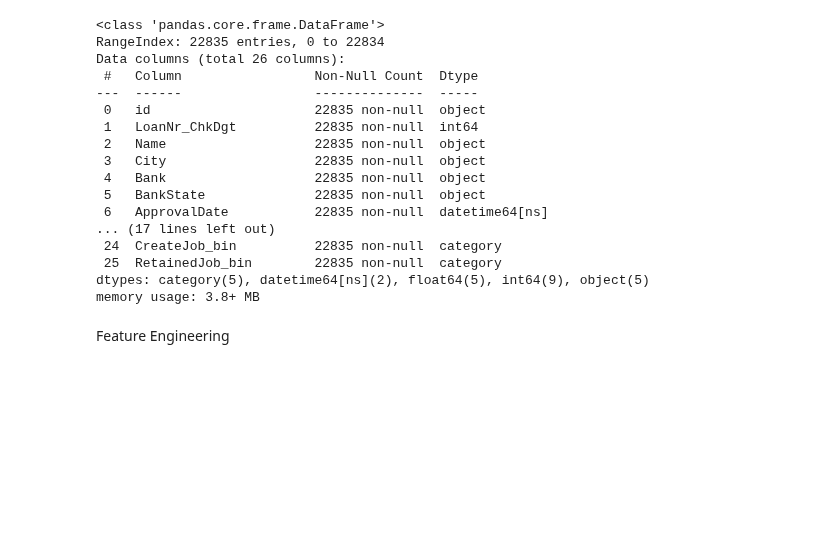
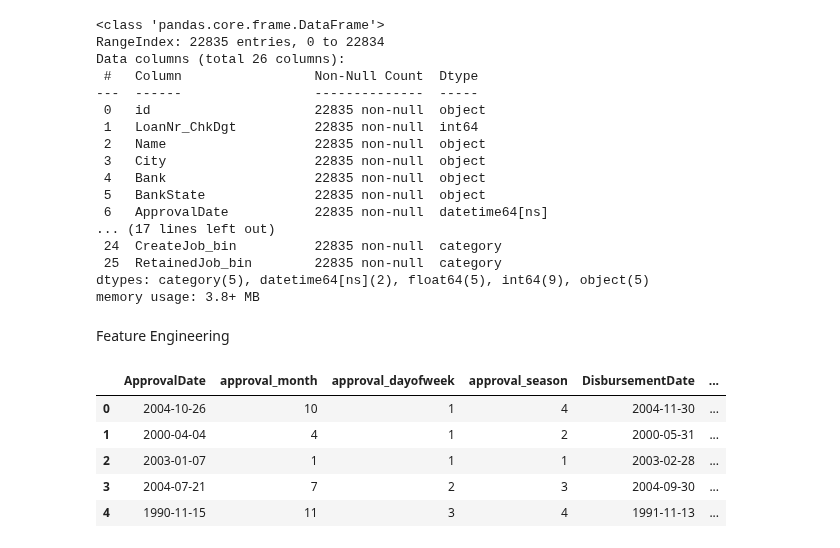
Before and after one commit to ananags/LBBYs, a Jupyter notebook: notebooks/2_preprocesado/2.3_preporcesado.ipynb, the cells around one changed output. Drawn from its saved outputs; the diff is of its cells as text; code cells hidden in the pictures; blank space fills up the shorter version.

```diff
--- a/notebooks/2_preprocesado/2.3_preporcesado.ipynb
+++ b/notebooks/2_preprocesado/2.3_preporcesado.ipynb
@@ -170,0 +171,52 @@ test.to_csv('df_test_v2.3.csv')
+# %%
+# Función para clasificar en bins según frecuencia
+def bin_frequencies(df, column, bins=(100, 20, 5)):
+    value_counts = df[column].value_counts()
+    def categorize(cat):
+        count = value_counts.get(cat, 0)
+        if count >= bins[0]:
+            return 1  # Muy frecuente
+        elif count >= bins[1]:
+            return 2  # Frecuente
+        elif count >= bins[2]:
+            return 3  # Poco frecuente
+        else:
+            return 4  # Raro
+    df[f"{column}_grouped_bin"] = df[column].apply(categorize)
+    return df
+
+# Aplicar a City y Bank
+test = bin_frequencies(test, 'City')
+test = bin_frequencies(test, 'Bank')
+
+# Resultado: dos nuevas columnas numéricas
+# 'City_grouped_bin' y 'Bank_grouped_bin' con valores entre 1 (muy frecuente) y 4 (raro)
+
+test['RevLineCr'] = test['RevLineCr'].astype('int')
+test['LowDoc'] = test['LowDoc'].astype('int')
+
+# Convertir ApprovalDate y DisbursementDate a datetime
+test['ApprovalDate'] = pd.to_datetime(test['ApprovalDate'])
+test['DisbursementDate'] = pd.to_datetime(test['DisbursementDate'])
+
+# Extraer mes y día de la semana de ApprovalDate
+test['approval_month'] = test['ApprovalDate'].dt.month
+test['approval_dayofweek'] = test['ApprovalDate'].dt.dayofweek  # 0=Monday, 6=Sunday
+
+# Extraer estación del año (1: spring, 2: summer, 3: autumn, 4: winter)
+test['approval_season'] = test['ApprovalDate'].dt.month % 12 // 3 + 1
+
+# Extraer mes y día de la semana de DisbursementDate
+test['disbursement_month'] = test['DisbursementDate'].dt.month
+test['disbursement_dayofweek'] = test['DisbursementDate'].dt.dayofweek
+
+# Verificar las nuevas columnas
+test[['ApprovalDate', 'approval_month', 'approval_dayofweek', 'approval_season',
+    'DisbursementDate', 'disbursement_month', 'disbursement_dayofweek']].head()
+# %% [output]
+|  | ApprovalDate | approval_month | approval_dayofweek | approval_season | DisbursementDate | ... |
+| 0 | 2004-10-26 | 10 | 1 | 4 | 2004-11-30 | ... |
+| 1 | 2000-04-04 | 4 | 1 | 2 | 2000-05-31 | ... |
+| 2 | 2003-01-07 | 1 | 1 | 1 | 2003-02-28 | ... |
+| 3 | 2004-07-21 | 7 | 2 | 3 | 2004-09-30 | ... |
+| 4 | 1990-11-15 | 11 | 3 | 4 | 1991-11-13 | ... |
```
Also changed, not shown: parts of 8 cells of this notebook, 2 other files.
